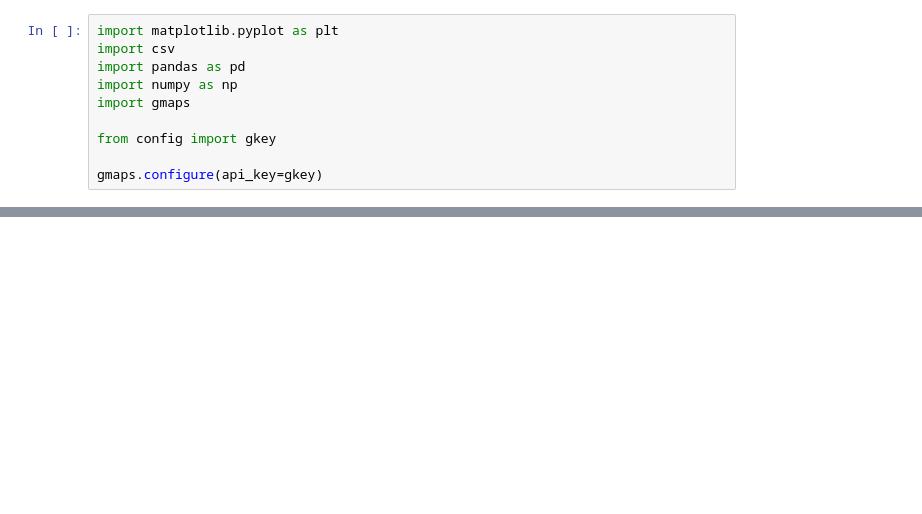
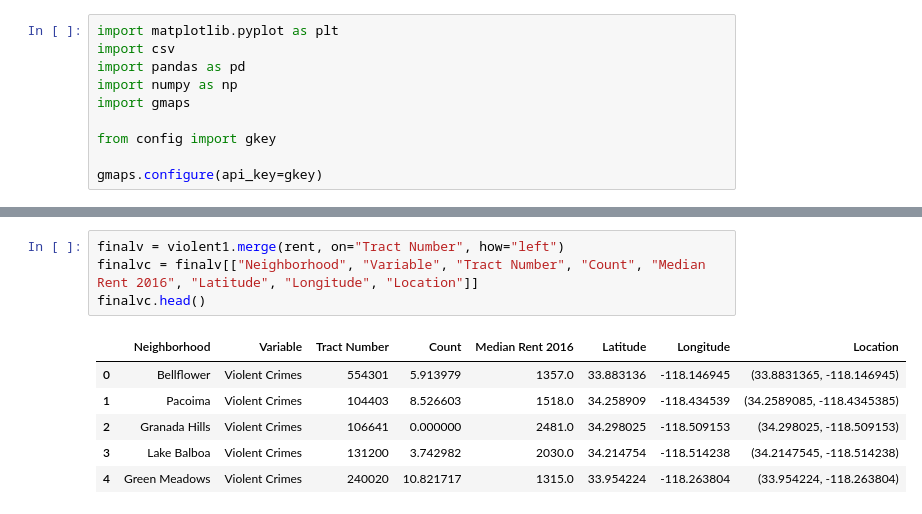
Before and after one commit to RandallPark/USCGroupProj, a Jupyter notebook: Property_Crimes.ipynb, the cells around one changed output, grey strips where cells are left out. Cells and saved outputs as stored; diff of their text form; blank space fills up the shorter version.

```diff
--- a/Property_Crimes.ipynb
+++ b/Property_Crimes.ipynb
@@ -72,0 +56,11 @@ fig
+# %%
+finalv = violent1.merge(rent, on="Tract Number", how="left")
+finalvc = finalv[["Neighborhood", "Variable", "Tract Number", "Count", "Median Rent 2016", "Latitude", "Longitude", "Location"]]
+finalvc.head()
+# %% [output]
+|  | Neighborhood | Variable | Tract Number | Count | Median Rent 2016 | Latitude | Longitude | Location |
+| 0 | Bellflower | Violent Crimes | 554301 | 5.913979 | 1357.0 | 33.883136 | -118.146945 | (33.8831365, -118.146945) |
+| 1 | Pacoima | Violent Crimes | 104403 | 8.526603 | 1518.0 | 34.258909 | -118.434539 | (34.2589085, -118.4345385) |
+| 2 | Granada Hills | Violent Crimes | 106641 | 0.000000 | 2481.0 | 34.298025 | -118.509153 | (34.298025, -118.509153) |
+| 3 | Lake Balboa | Violent Crimes | 131200 | 3.742982 | 2030.0 | 34.214754 | -118.514238 | (34.2147545, -118.514238) |
+| 4 | Green Meadows | Violent Crimes | 240020 | 10.821717 | 1315.0 | 33.954224 | -118.263804 | (33.954224, -118.263804) |
```
Also changed, not shown: parts of 14 cells of this notebook.
